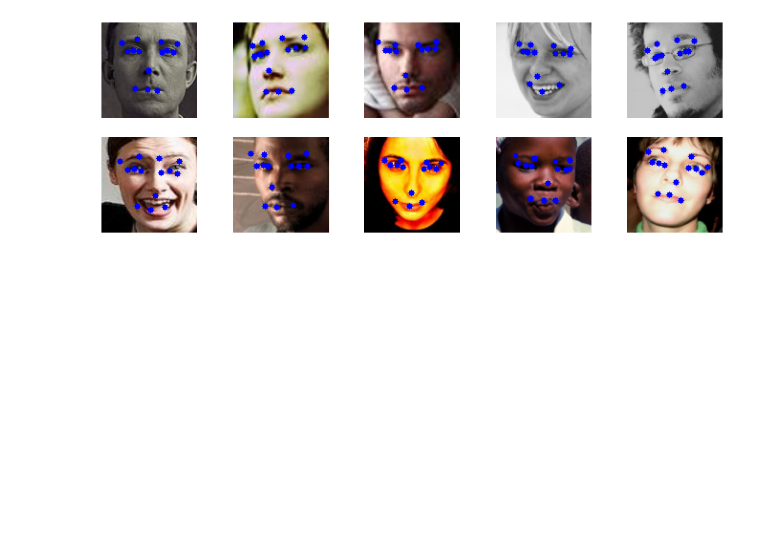
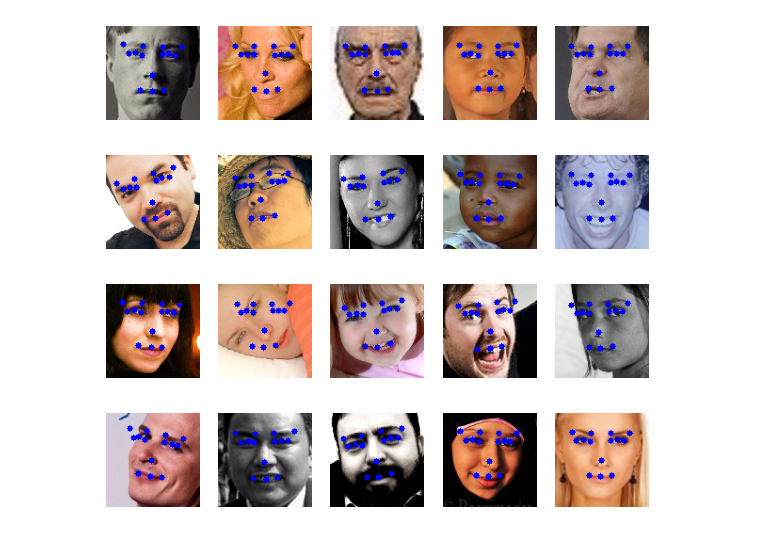
Before and after one commit to Torfinhell/Ml_homework, a Jupyter notebook: Depth_Vision_and_Graphics/Face_Points/face_predict.ipynb, the cells around one changed output. Drawn from its saved outputs; the diff is of its cells as text; code cells hidden in the pictures; blank space fills up the shorter version.

Commit message:
Face Point Done

```diff
--- a/Depth_Vision_and_Graphics/Face_Points/face_predict.ipynb
+++ b/Depth_Vision_and_Graphics/Face_Points/face_predict.ipynb
@@ -180 +233,22 @@ class MyModel(nn.Sequential):
+# %%
+def display_model_results(model, dataset, n=5, mean=None, std=None):
+    model.eval()
+    cols = min(n, 5)
+    rows = (n + cols - 1) // cols
+    for row in range(rows):
+        plt.figure(figsize=(15//2, 5//2))
+        for i in range(cols):
+            id = row * cols + i
+            if id >= n:
+                break
+            image, _ = dataset[id]
+            with torch.no_grad():
+                tensor_image = image.unsqueeze(0).to(DEVICE)
+                pred = model(tensor_image).squeeze().tolist()
+            pred = np.array([[pred[j], pred[j+1]] for j in range(0, len(pred), 2)]).astype(np.int64)
+            image_with_points = show_image_points(image, pred, mean=mean, std=std)
+            plt.subplot(1, cols, i + 1)
+            plt.imshow(image_with_points)
+            plt.axis("off")
+        plt.show()
 # %%
@@ -240,0 +334,5 @@ Epoch 39, valid_loss: 13.54595947
+# %%
+model=MyModel()
+model.load_state_dict(torch.load("facepoints_model_ch.pt", map_location=DEVICE))
+model.to(DEVICE)
+model.eval()
@@ -241,22 +357,10 @@ Epoch 39, valid_loss: 13.54595947
 # %%
-def display_model_results(model, dataset, n=5, mean=None, std=None):
-    model.eval()
-    plt.figure(figsize=(15, 5))
-    cols = min(n, 5)
-    rows=math.ceil(n/cols)
-    for i in range(n):
-        image, _=dataset[i]
-        with torch.no_grad():
-            tensor_image=torch.tensor(image).unsqueeze(0).to(DEVICE)
-            pred=model(tensor_image).squeeze().tolist()
-        pred=np.array([[pred[i], pred[i+1]] for i in range(0,len(pred), 2)]).astype(np.int64)
-        image=show_image_points(image, pred, mean=mean,std=std)
-        plt.subplot(rows,cols, i+1)
-        plt.imshow(image)
-        plt.axis("off")
-display_model_results(model, ds_valid, n=10, mean=MEAN_DATASET, std=STD_DATASET)
+display_model_results(model, ds_valid, n=20, mean=MEAN_DATASET, std=STD_DATASET)
 # %% [output]
-[figure, old version]
+[figure, new version]
+[figure, added]
+[figure, added]
+[figure, added]
 # %%
 display_multiple_images(ds_valid, n=10, mean=MEAN_DATASET, std=STD_DATASET)
 # %% [output]
```
Also changed, not shown: parts of 15 cells of this notebook, 2 other files.
